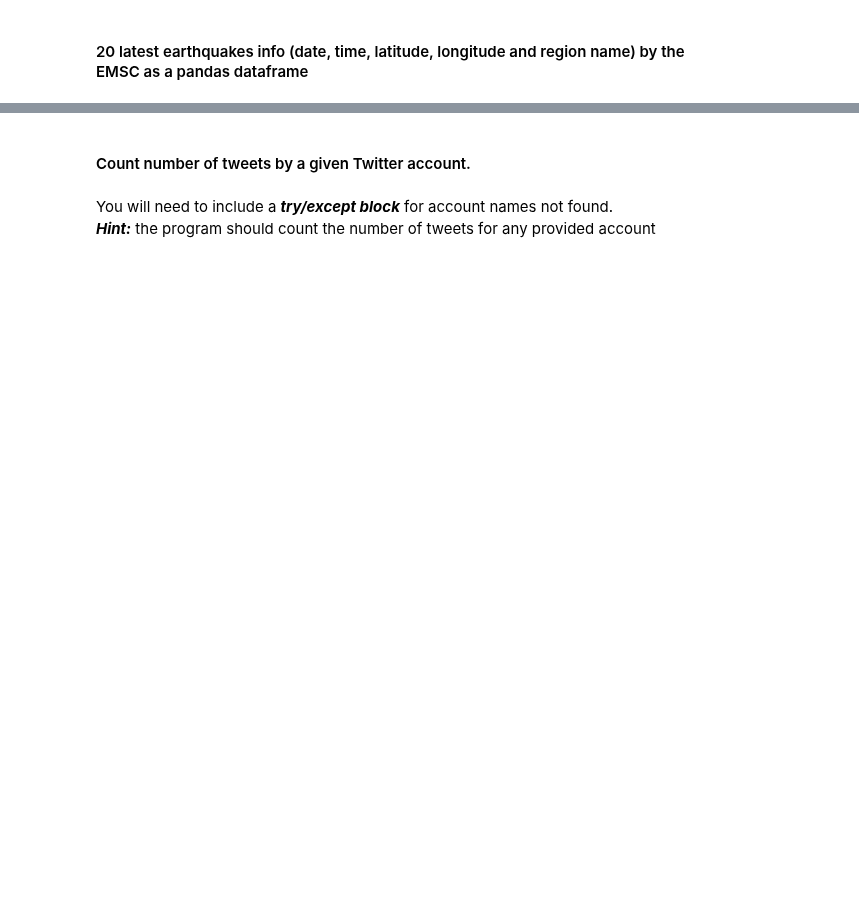
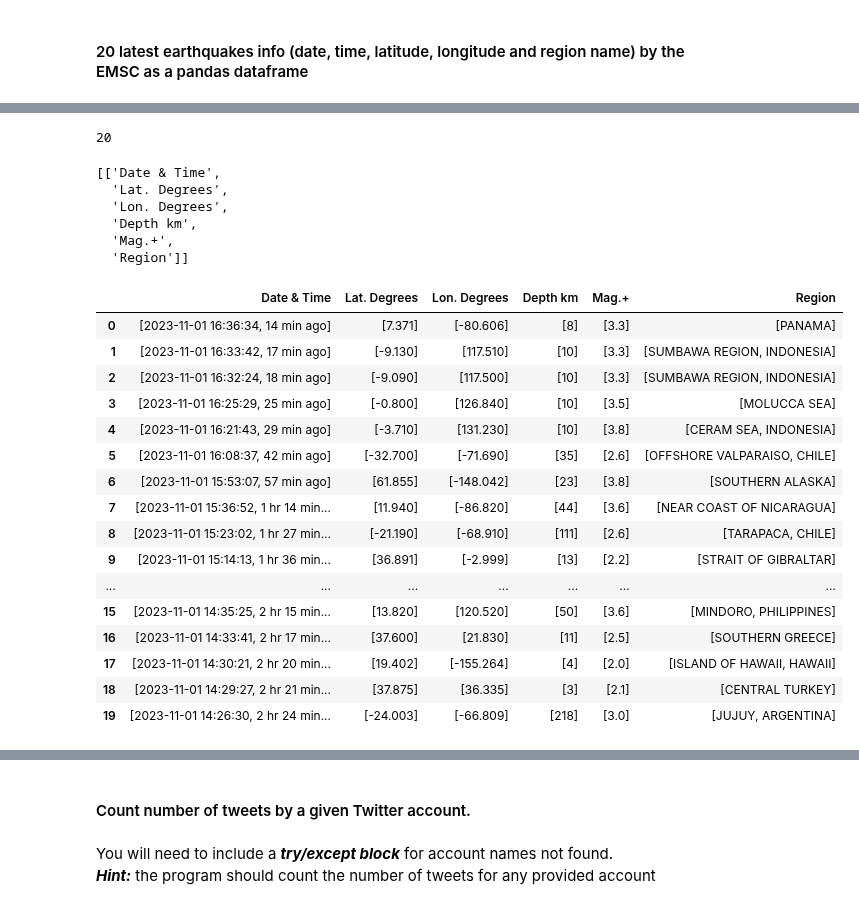
Before and after one commit to Ironhack-Data-Madrid-Octubre-2023/4.3-lab_web_scraping_selenium, a Jupyter notebook: your-code/main.ipynb, the cells around one changed output, grey strips where cells are left out. Drawn from its saved outputs; the diff is of its cells as text; code cells hidden in the pictures; blank space fills up the shorter version.

```diff
--- a/your-code/main.ipynb
+++ b/your-code/main.ipynb
@@ -200,0 +276,6 @@ url = 'http://uscode.house.gov/download/download.shtml'
+# %%
+resultado=[]
+for e in driver.find_elements(By.CLASS_NAME, 'usctitlechanged'):
+    resultado.append(e)
+no_titulos=len(resultado)
+no_titulos
@@ -214,0 +309,3 @@ url = 'https://www.emsc-csem.org/Earthquake/'
+# %%
+filas=driver.find_elements(By.CLASS_NAME, 'lilist')
+filas
@@ -214,0 +330,10 @@ url = 'https://www.emsc-csem.org/Earthquake/'
+# %%
+resultado=[]
+for f in filas:
+    tmp=[]
+    elementos = f.find_elements(By.TAG_NAME, 'td')
+    for e in elementos:
+        if e.text!='':
+            tmp.append(e.text.split('\n'))
+    resultado.append(tmp)
+res_20=resultado[:20]
@@ -214,0 +360,35 @@ url = 'https://www.emsc-csem.org/Earthquake/'
+# %%
+len(res_20)
+# %% [output]
+20
+# %%
+columnas=[['Date & Time','Lat. Degrees','Lon. Degrees','Depth km', 'Mag.+', 'Region']]
+columnas
+# %% [output]
+[['Date & Time',
+  'Lat. Degrees',
+  'Lon. Degrees',
+  'Depth km',
+  'Mag.+',
+  'Region']]
+# %%
+df=pd.DataFrame(res_20, columns=columnas)
+df
+# %% [output]
+|  | Date & Time | Lat. Degrees | Lon. Degrees | Depth km | Mag.+ | Region |
+| 0 | [2023-11-01 16:36:34, 14 min ago] | [7.371] | [-80.606] | [8] | [3.3] | [PANAMA] |
+| 1 | [2023-11-01 16:33:42, 17 min ago] | [-9.130] | [117.510] | [10] | [3.3] | [SUMBAWA REGION, INDONESIA] |
+| 2 | [2023-11-01 16:32:24, 18 min ago] | [-9.090] | [117.500] | [10] | [3.3] | [SUMBAWA REGION, INDONESIA] |
+| 3 | [2023-11-01 16:25:29, 25 min ago] | [-0.800] | [126.840] | [10] | [3.5] | [MOLUCCA SEA] |
+| 4 | [2023-11-01 16:21:43, 29 min ago] | [-3.710] | [131.230] | [10] | [3.8] | [CERAM SEA, INDONESIA] |
+| 5 | [2023-11-01 16:08:37, 42 min ago] | [-32.700] | [-71.690] | [35] | [2.6] | [OFFSHORE VALPARAISO, CHILE] |
+| 6 | [2023-11-01 15:53:07, 57 min ago] | [61.855] | [-148.042] | [23] | [3.8] | [SOUTHERN ALASKA] |
+| 7 | [2023-11-01 15:36:52, 1 hr 14 min... | [11.940] | [-86.820] | [44] | [3.6] | [NEAR COAST OF NICARAGUA] |
+| 8 | [2023-11-01 15:23:02, 1 hr 27 min... | [-21.190] | [-68.910] | [111] | [2.6] | [TARAPACA, CHILE] |
+| 9 | [2023-11-01 15:14:13, 1 hr 36 min... | [36.891] | [-2.999] | [13] | [2.2] | [STRAIT OF GIBRALTAR] |
+| ... | ... | ... | ... | ... | ... | ... |
+| 15 | [2023-11-01 14:35:25, 2 hr 15 min... | [13.820] | [120.520] | [50] | [3.6] | [MINDORO, PHILIPPINES] |
+| 16 | [2023-11-01 14:33:41, 2 hr 17 min... | [37.600] | [21.830] | [11] | [2.5] | [SOUTHERN GREECE] |
+| 17 | [2023-11-01 14:30:21, 2 hr 20 min... | [19.402] | [-155.264] | [4] | [2.0] | [ISLAND OF HAWAII, HAWAII] |
+| 18 | [2023-11-01 14:29:27, 2 hr 21 min... | [37.875] | [36.335] | [3] | [2.1] | [CENTRAL TURKEY] |
+| 19 | [2023-11-01 14:26:30, 2 hr 24 min... | [-24.003] | [-66.809] | [218] | [3.0] | [JUJUY, ARGENTINA] |
```
Also changed, not shown: parts of 42 cells of this notebook.
